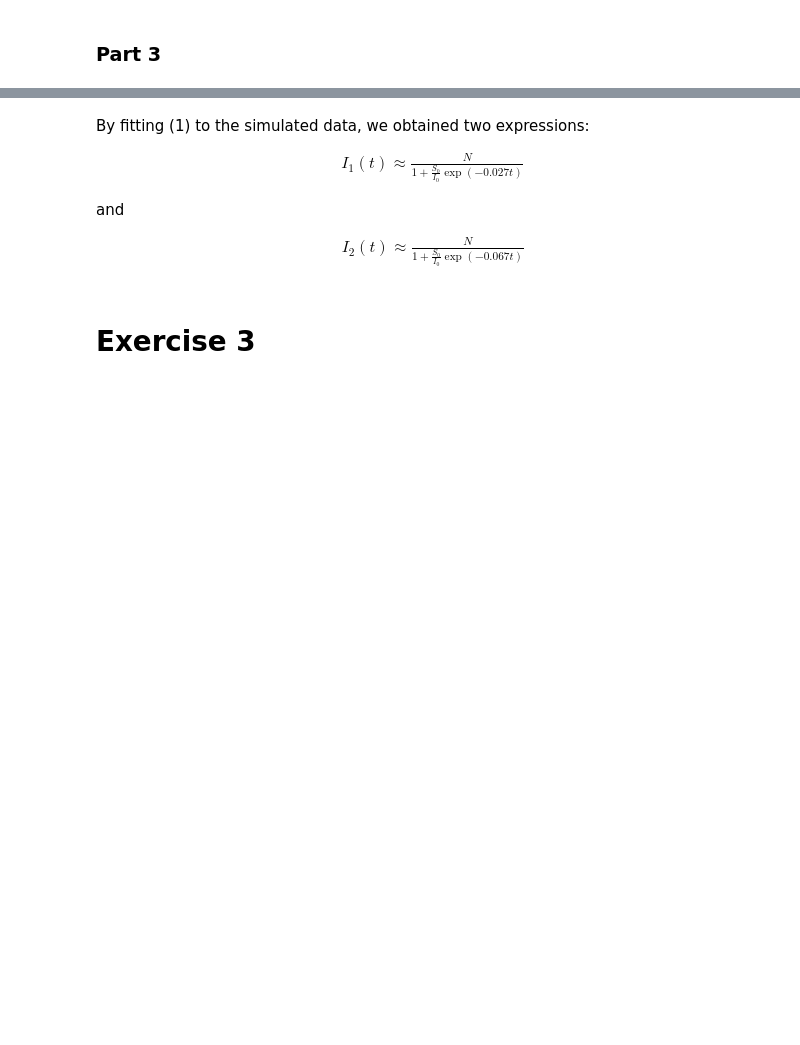
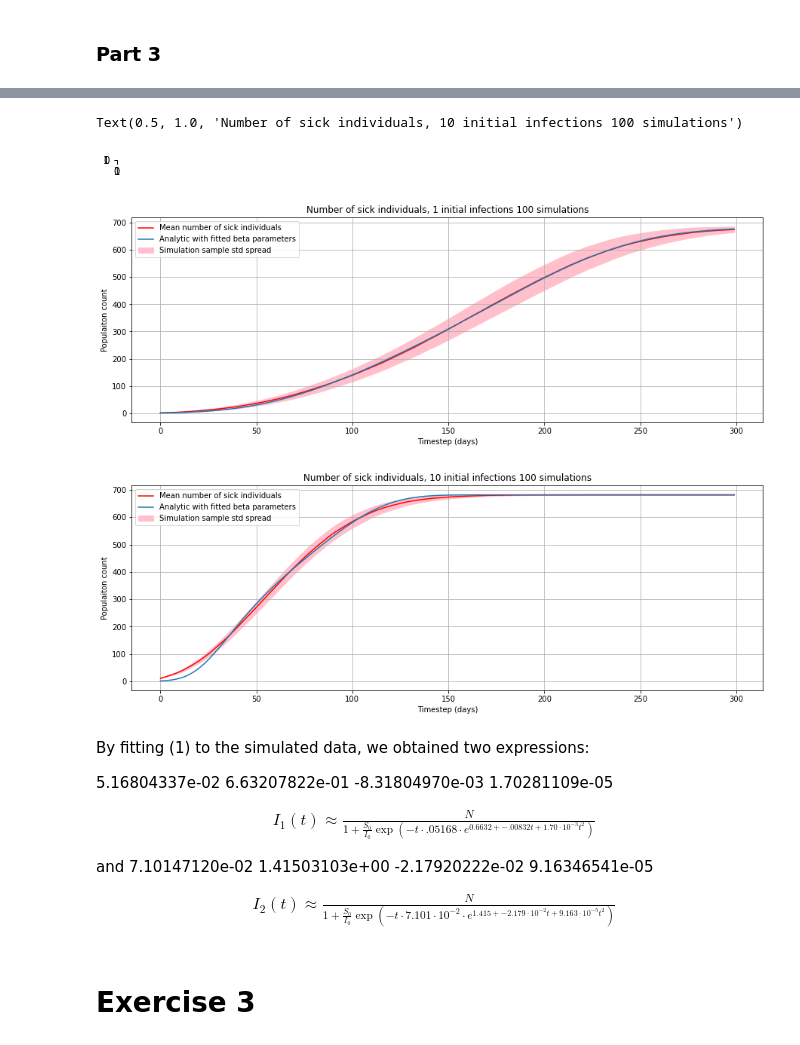
Before and after one commit to lukerlars/Modcomp4, a Jupyter notebook: ModComp_project_4.ipynb, the cells around one changed output, grey strips where cells are left out. Saved outputs shown, nothing was run; the diff lists cells and outputs as text; code cells hidden in the pictures; blank space fills up the shorter version.

```diff
--- a/ModComp_project_4.ipynb
+++ b/ModComp_project_4.ipynb
@@ -269,7 +265,12 @@ population_size = 682
 no_init_infected = 1
 
 ### Running simulations
-healthy_data, sick_data = simulation_runner(runs, steps, population_size, no_init_infected)
+# healthy_data, sick_data = simulation_runner(runs, steps, population_size, no_init_infected)
+#np.savetxt('simulation_data/E1P1_sickdata',sick_data)
+#np.savetxt('simulation_data/E1P1_healthydata',sick_data)
+
+healthy_data = np.loadtxt('simulation_data/E1P1_healthydata')
+sick_data =np.loadtxt('simulation_data/E1P1_sickdata')
 # %%
 simulation_plotter(healthy_data,sick_data,runs)
 # %% [output]
@@ -286,4 +285,9 @@ population_size = 682
 no_init_infected = 10
 
 
-p2_healthy_data, p2_sick_data = simuluation_runner(runs, steps, population_size, no_init_infected)
+#p2_healthy_data, p2_sick_data = simuluation_runner(runs, steps, population_size, no_init_infected)
+# np.savetxt('simulation_data/E1P2_sickdata',p2_sick_data)
+# np.savetxt('simulation_data/E1P2_healthy_data',p2_healthy_data)
+
+p2_sick_data = np.loadtxt('simulation_data/E1P2_sickdata')
+p2_healthy_data = np.loadtxt('simulation_data/E1P2_healthy_data')
@@ -318,0 +341,20 @@ print(P1_fitted_beta, P2_fitted_beta)
+# %%
+### Trying out analytic solutions of I(t) with different beta functions
+
+def infected_beta_polynomial_exponential(t, c, b0, b1, b2):
+    S0 = 682-1
+    I0 = 1
+    beta = c*np.exp(b0 + b1*t + b2*t**2) # + b3*t**3)
+    return np.array((S0 +I0)/(1+(S0/I0)*np.exp(-beta*t)))
+
+### Fitting to simulation data  from Part 1
+p1_polyexp_fit_params = curve_fit(infected_beta_polynomial_exponential,np.arange(steps),sick_data.mean(axis=0), p0 =(0.00, 0.0, 0.0, 0.0))
+print(p1_polyexp_fit_params[0])
+
+p1_analytic_fitted_data = infected_beta_polynomial_exponential(np.arange(steps),  p1_polyexp_fit_params[0][0] , p1_polyexp_fit_params[0][1], p1_polyexp_fit_params[0][2],  p1_polyexp_fit_params[0][3])
+
+### Fitting to simulation data  from Part 2
+p2_polyexp_fit_params = curve_fit(infected_beta_polynomial_exponential,np.arange(steps),p2_sick_data.mean(axis=0), p0 =(0.00, 0.0, 0.0, 0.0))
+print(p2_polyexp_fit_params[0])
+
+p2_analytic_fitted_data = infected_beta_polynomial_exponential(np.arange(steps),  p2_polyexp_fit_params[0][0] , p2_polyexp_fit_params[0][1], p2_polyexp_fit_params[0][2],  p2_polyexp_fit_params[0][3])
@@ -353,17 +387,32 @@ for i in range(2):
+# %%
+somefig, ax = plt.subplots(figsize=(0,0)) #Hacky?
+first_plot =simulation_plot_setup(healthy_data, sick_data, p1_analytic_fitted_data)
+
+first_plot.set_title('Number of sick individuals, 1 initial infections 100 simulations')
+second_plot =simulation_plot_setup(p2_healthy_data, p2_sick_data,p2_analytic_fitted_data)
+second_plot.set_title('Number of sick individuals, 10 initial infections 100 simulations')
+# %% [output]
+Text(0.5, 1.0, 'Number of sick individuals, 10 initial infections 100 simulations')
+[figure, added]
+[figure, added]
+[figure, added]
 # %% [markdown]
 By fitting (1) to the simulated data, we obtained two expressions:
 
+5.16804337e-02  6.63207822e-01 -8.31804970e-03  1.70281109e-05
+
 $$
 \begin{align}
-I_1(t) \approx\frac{N}{1+\frac{S_0}{I_0}\exp(-0.027{t})}\
+I_1(t) \approx  \frac{N}{1+\frac{S_0}{I_0}\exp(-{t}\cdot .05168 \cdot e^{ 0.6632 + -.00832t+ 1.70\cdot10^{-3} t^2})}
 \end{align}
 $$
 
 and
+7.10147120e-02  1.41503103e+00 -2.17920222e-02  9.16346541e-05
 
 $$
 \begin{align}
-I_2(t) \approx\frac{N}{1+\frac{S_0}{I_0}\exp(-0.067{t})}\,
+I_2(t) \approx \frac{N}{1+\frac{S_0}{I_0}\exp(-{t}\cdot 7.101 \cdot 10^{-2} \cdot e^{ 1.415 + -2.179 \cdot 10^{-2} t + 9.163 \cdot 10^{-5} t^2})}
 \end{align}
 $$
 # %% [markdown]
```
Also changed, not shown: parts of 12 cells of this notebook, 2 other files.
